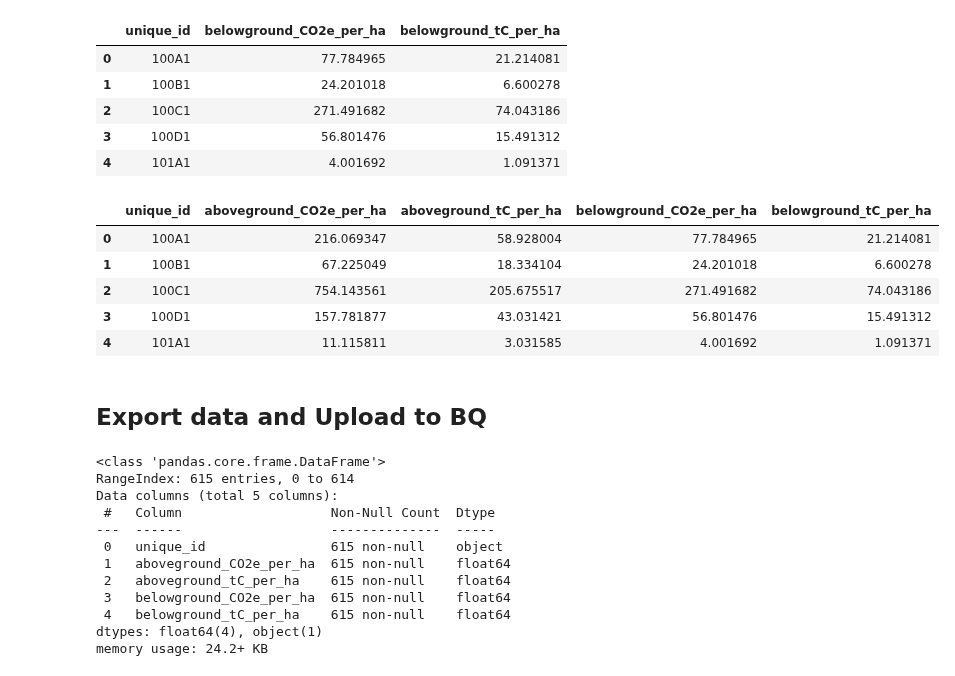
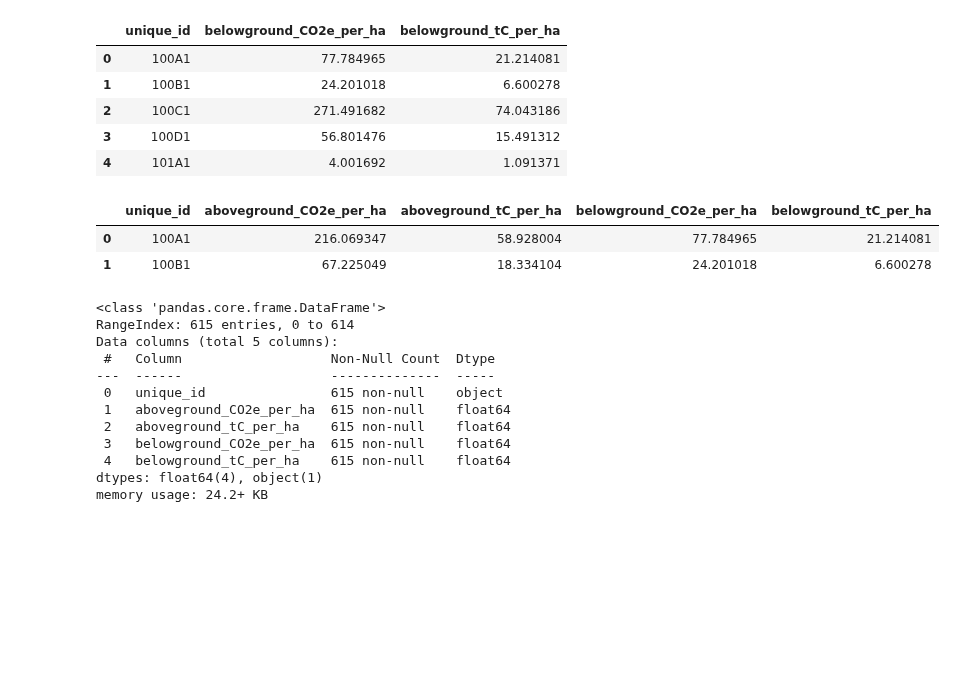
Before and after one commit to rnvllflores/ERRCalculator, a Jupyter notebook: notebooks/02_carbon_stock/02_living_trees_biomass.ipynb, the cells around one changed output. Cells and saved outputs as stored; diff of their text form; code cells hidden in the pictures; blank space fills up the shorter version.

```diff
--- a/notebooks/02_carbon_stock/02_living_trees_biomass.ipynb
+++ b/notebooks/02_carbon_stock/02_living_trees_biomass.ipynb
@@ -547,16 +547,11 @@ trees_agg_bgb.head()
 # %%
 trees = trees_agg_agb.merge(trees_agg_bgb, on="unique_id", how="left")
 # %%
-trees.head()
+trees.head(2)
 # %% [output]
 |  | unique_id | aboveground_CO2e_per_ha | aboveground_tC_per_ha | belowground_CO2e_per_ha | belowground_tC_per_ha |
 | 0 | 100A1 | 216.069347 | 58.928004 | 77.784965 | 21.214081 |
 | 1 | 100B1 | 67.225049 | 18.334104 | 24.201018 | 6.600278 |
-| 2 | 100C1 | 754.143561 | 205.675517 | 271.491682 | 74.043186 |
-| 3 | 100D1 | 157.781877 | 43.031421 | 56.801476 | 15.491312 |
-| 4 | 101A1 | 11.115811 | 3.031585 | 4.001692 | 1.091371 |
-# %% [markdown]
-## Export data and Upload to BQ
 # %%
 trees.info()
 # %% [output]
```
Also changed, not shown: parts of 5 cells of this notebook, 1 other file.
